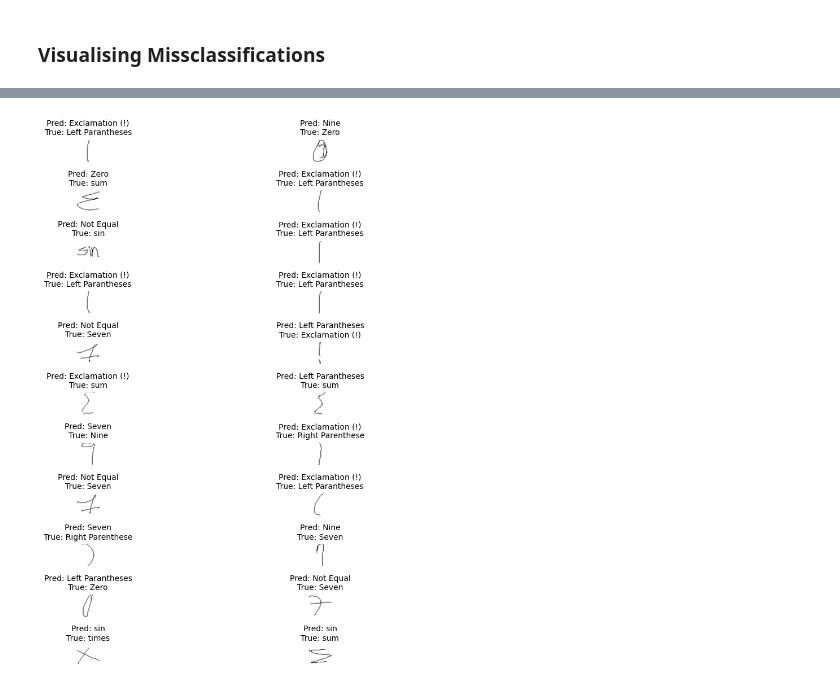
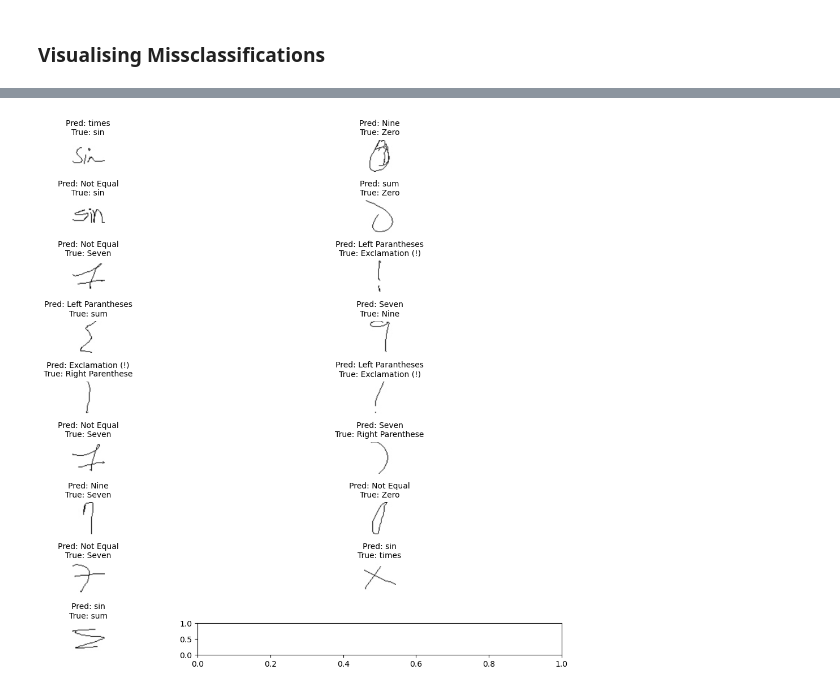
Before and after one commit to augustusamedume1234/DeepLearningAssignment1, a Jupyter notebook: Notebooks/RawPixel.ipynb, the cells around one changed output, grey strips where cells are left out. Cells and saved outputs as stored; diff of their text form; code cells hidden in the pictures.

```diff
--- a/Notebooks/RawPixel.ipynb
+++ b/Notebooks/RawPixel.ipynb
@@ -423,4 +423,4 @@ The number of misclassified photos is  (22,)
 # %%
-visualise_misclassified_photos(images, predictions_class,y_test,X_test,label_map,11,2)
+visualise_misclassified_photos(images, predictions_class,y_test,X_test,label_map,9,2)
 # %% [output]
-[figure, old version]
+[figure, new version]
```
Also changed, not shown: parts of 12 cells of this notebook, 2 other files.
